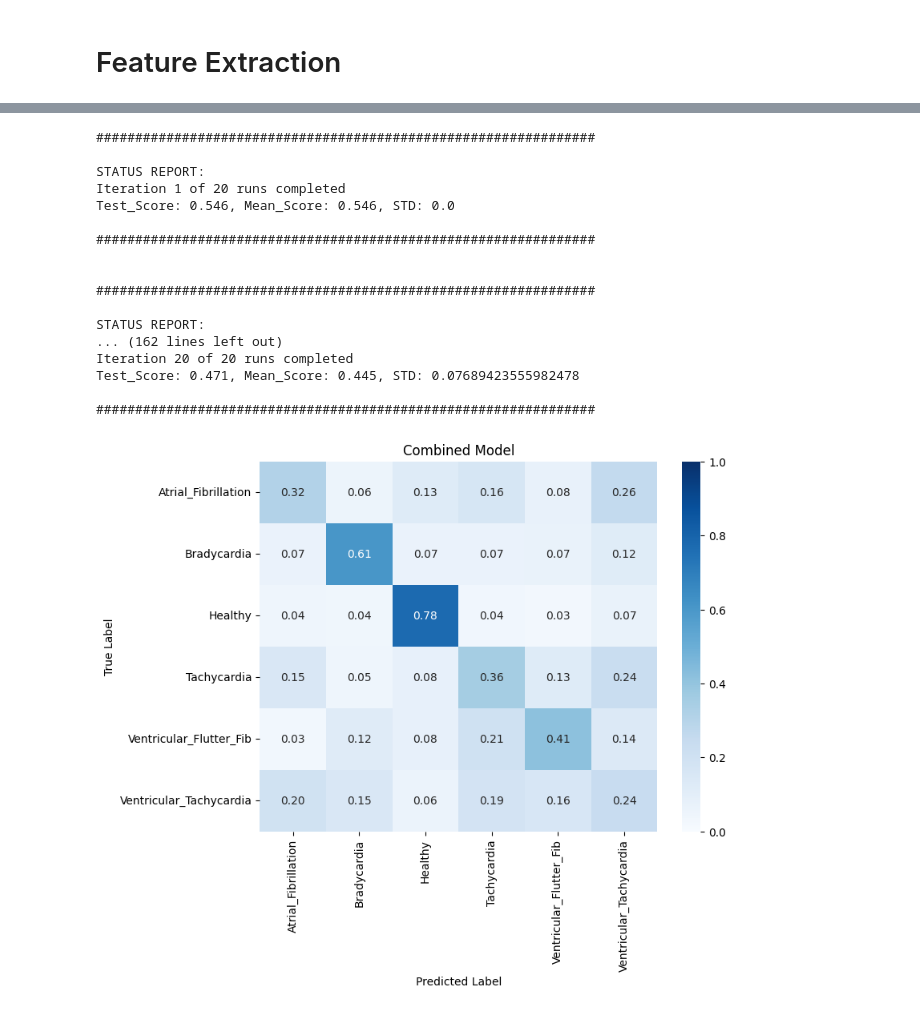
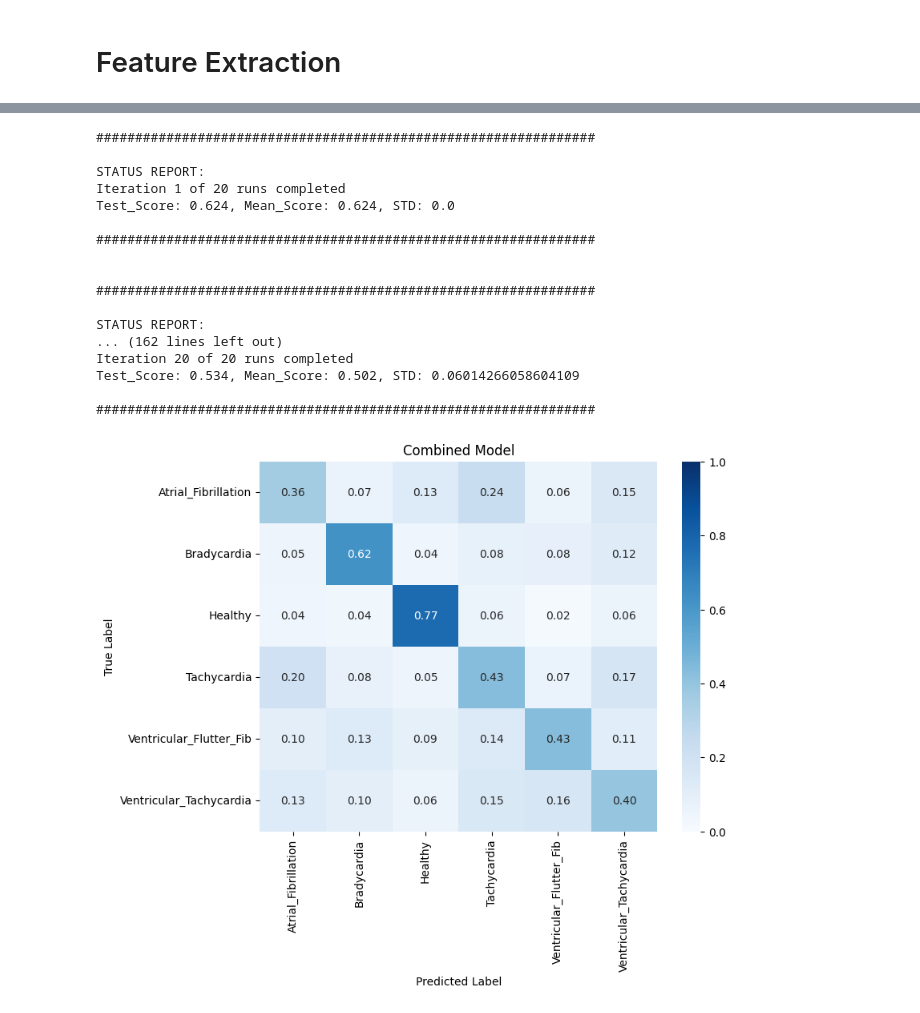
Before and after one commit to sarah-alabdulrazzak/RhythmGuard, a Jupyter notebook: Replicating_Cpp_Features.ipynb, the cells around one changed output, grey strips where cells are left out. Saved outputs shown, nothing was run; the diff lists cells and outputs as text; code cells hidden in the pictures.

```diff
--- a/Replicating_Cpp_Features.ipynb
+++ b/Replicating_Cpp_Features.ipynb
@@ -319,9 +319,9 @@ for i in range(len(signals_ecg)):
     yf_processed = 2.0 / N * np.abs(yf[:N // 2])
 
     # Detect peaks and valleys
-    fft_peaks = find_peaks_noor(2.0/N * np.abs(yf[0:N//2]), 0.005, 10, 0, 10)
+    fft_peaks = find_peaks_noor(2.0/N * np.abs(yf[0:N//2]), 0.005, 4, 0, 0)
 
-    fft_valleys = find_valleys_noor(2.0/N * np.abs(yf[0:N//2]), 2, 10, 0, 0)
+    fft_valleys = find_valleys_noor(2.0/N * np.abs(yf[0:N//2]), 2, 4, 0, 0)
     # Time domain features
     td_peaks = find_peaks_noor(signals_ecg[i], 3, 30, 0, 20)
 
@@ -396,7 +396,7 @@ import seaborn as sns
 from sklearn.metrics import confusion_matrix, accuracy_score
 from imblearn.under_sampling import RandomUnderSampler
 
-max_num_samples=185
+max_num_samples=232
 
 Xg=samples_df.drop(["Labels"], axis=1)
 y=samples_df["Labels"]
@@ -466,21 +466,21 @@ plt.show()
 ################################################################
 
 STATUS REPORT:
 Iteration 1 of 20 runs completed
-Test_Score: 0.546, Mean_Score: 0.546, STD: 0.0
+Test_Score: 0.624, Mean_Score: 0.624, STD: 0.0
 
 ################################################################
 
 
 ################################################################
 
 STATUS REPORT:
 ... (162 lines left out)
 Iteration 20 of 20 runs completed
-Test_Score: 0.471, Mean_Score: 0.445, STD: 0.07689423555982478
+Test_Score: 0.534, Mean_Score: 0.502, STD: 0.06014266058604109
 
 ################################################################
-[figure, old version]
+[figure, new version]
 # %%
 import numpy as np
 from sklearn.tree import _tree
```
Also changed, not shown: parts of 6 cells of this notebook.
